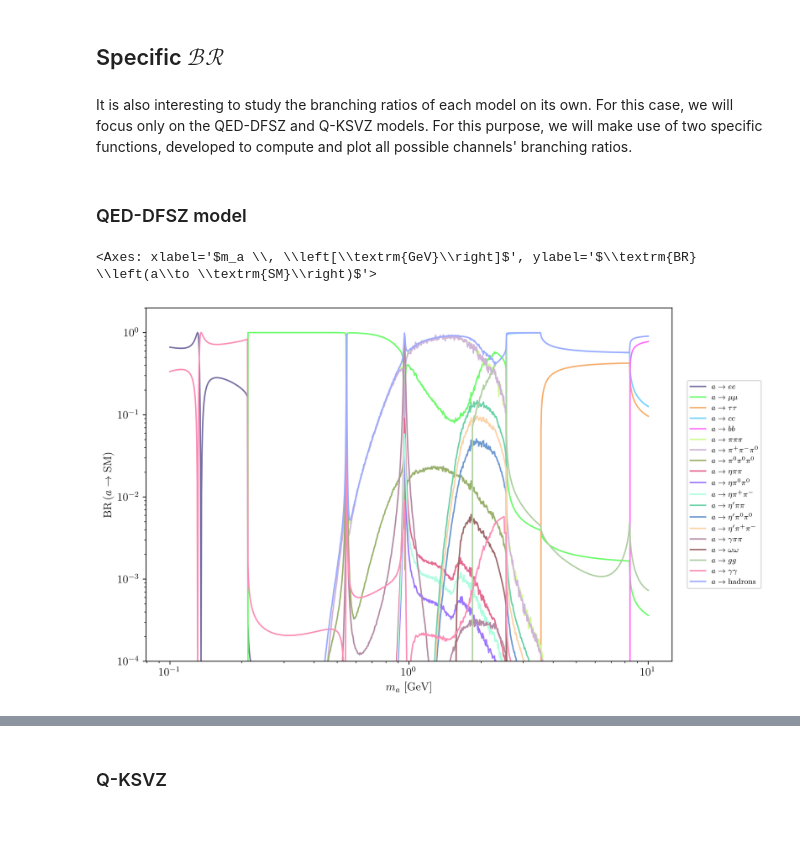
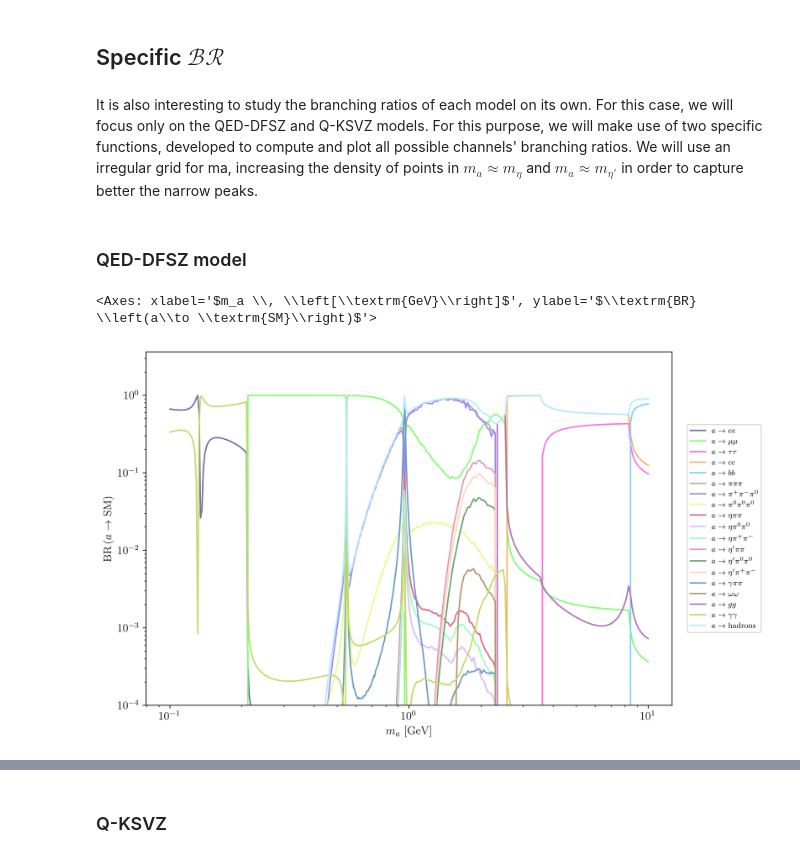
Before and after one commit to alp-aca/alp-aca, a Jupyter notebook: tutorials_v2/03b_BranchingRatios_General_tutorial.ipynb, the cells around one changed output, grey strips where cells are left out. Drawn from its saved outputs; the diff is of its cells as text; code cells hidden in the pictures; blank space fills up the shorter version.

```diff
--- a/tutorials_v2/03b_BranchingRatios_General_tutorial.ipynb
+++ b/tutorials_v2/03b_BranchingRatios_General_tutorial.ipynb
@@ -24,7 +25,7 @@ ma = np.logspace(-1,1,1000) #GeV, mass of the ALP
 # %% [markdown]
 First, we will obtain and run the couplings in the QED-DFSZ model. For this, we will set $\beta=\pi/4$. The initial scale of the model is $f_a$. In the matching we will choose the leading logarithm approximation.
 # %%
-couplingsQED = QED_DFSZ.get_couplings({beta: np.pi/4}, fa).match_run(10, 'VA_below', 'leadinglog')
+couplingsQED = QED_DFSZ.get_couplings({beta: np.pi/4}, fa).match_run(10, 'VA_below')
 # %% [markdown]
 ##### Branching ratios
 Next we will calculate the branching ratios of each channel individually
@@ -191,17 +192,21 @@ plt.tight_layout(pad=0.1)
 # %% [markdown]
 ## Specific $\mathcal{BR}$
 # %% [markdown]
-It is also interesting to study the branching ratios of each model on its own. For this case, we will focus only on the QED-DFSZ and Q-KSVZ models. For this purpose, we will make use of two specific functions, developed to compute and plot all possible channels' branching ratios.
+It is also interesting to study the branching ratios of each model on its own. For this case, we will focus only on the QED-DFSZ and Q-KSVZ models. For this purpose, we will make use of two specific functions, developed to compute and plot all possible channels' branching ratios. We will use an irregular grid for ma, increasing the density of points in $m_a\approx m_\eta$ and $m_a \approx m_{\eta'}$ in order to capture better the narrow peaks.
 # %% [markdown]
 ### QED-DFSZ model
+# %%
+from alpaca.constants import meta, metap
+
+ma = np.hstack([np.logspace(-1, np.log10(0.9*meta), 120), np.linspace(0.905713453*meta, 1.1*meta, 40), np.logspace(np.log10(1.105*meta), np.log10(0.9*metap), 60), np.linspace(0.90515543*metap, 1.1*metap, 40), np.logspace(np.log10(1.105*metap), np.log10(9.9999), 120)]) #GeV, mass of the ALP
 # %%
 brQED_DFSZ_glob = alp_channels_branching_ratios(ma, couplingsQED, fa)
 # %%
 fig, ax = plt.subplots(figsize=(25.4/2.54, 6*2.54/2.54), dpi=400)
 
-alp_channels_plot(ma,brQED_DFSZ_glob,xlabel=r"$m_a \, \left[\textrm{GeV}\right]$",ylabel= r"$\textrm{BR} \left(a\to \textrm{SM}\right)$",ymin=1e-4,ymax=2, ax=ax)
+alp_channels_plot(ma,brQED_DFSZ_glob,xlabel=r"$m_a \, \left[\textrm{GeV}\right]$",ylabel= r"$\textrm{BR} \left(a\to \textrm{SM}\right)$",ymin=1e-4, ax=ax)
 #plt.savefig('br_all_DFSZ.png', dpi=400)
 #plt.savefig('br_all_DFSZ.pdf', dpi=400)
 # %% [output]
 <Axes: xlabel='$m_a \\, \\left[\\textrm{GeV}\\right]$', ylabel='$\\textrm{BR} \\left(a\\to \\textrm{SM}\\right)$'>
-[figure, old version]
+[figure, new version]
```
Also changed, not shown: parts of 10 cells of this notebook.
